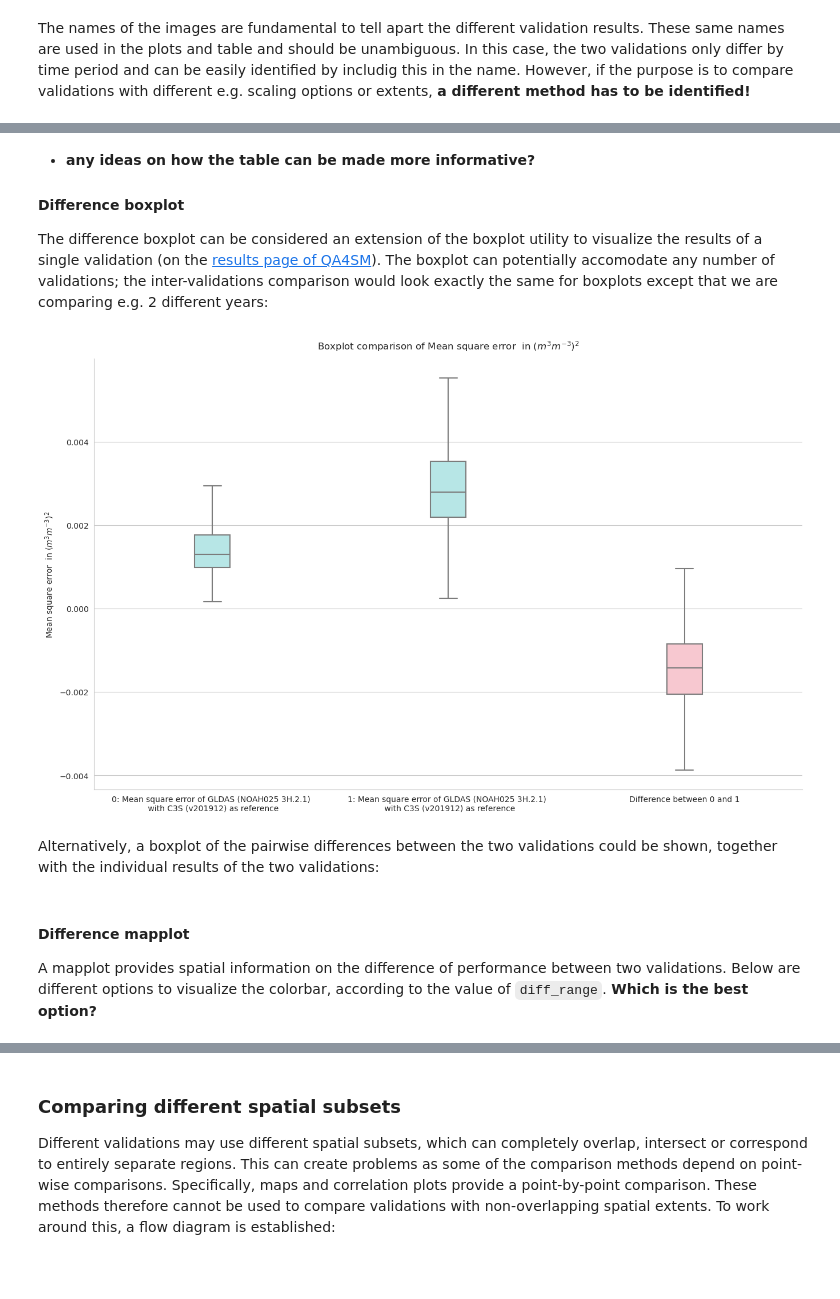
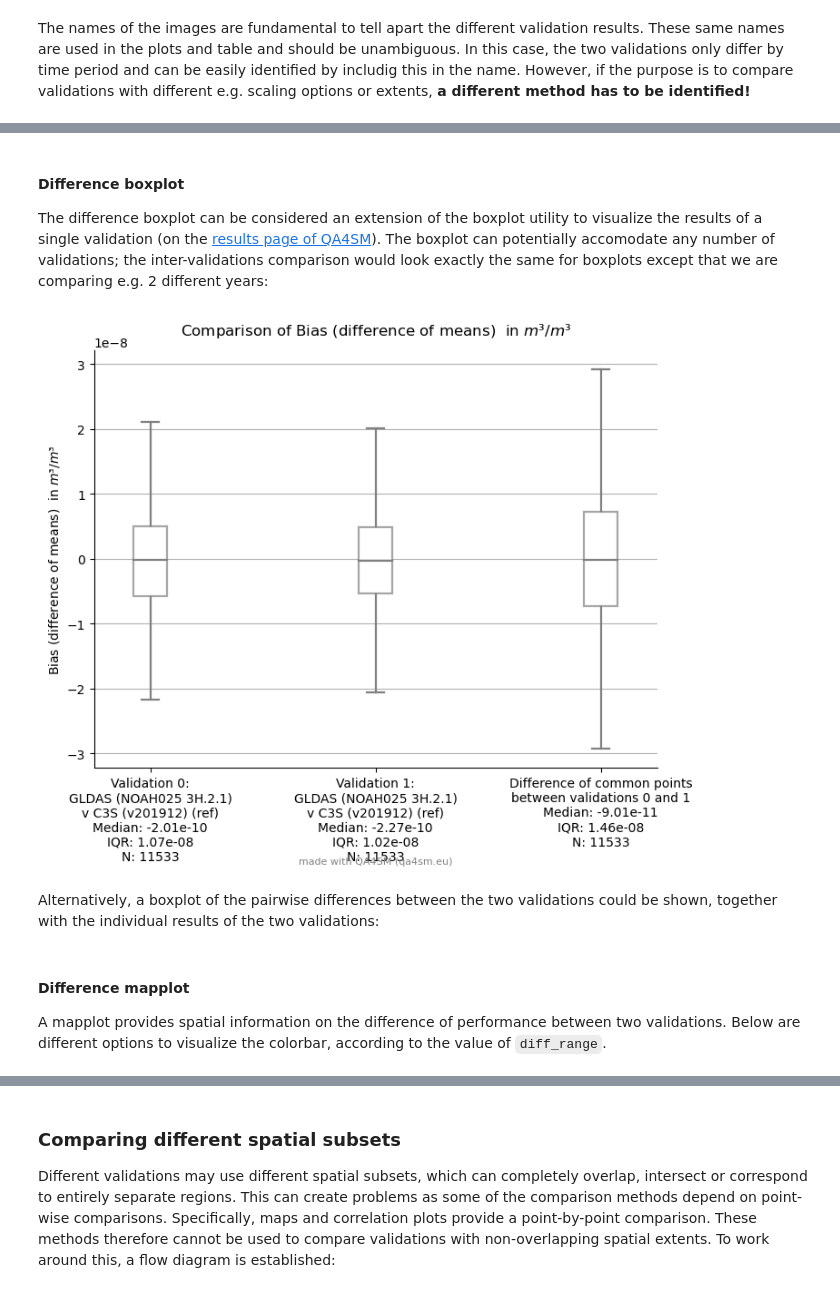
Before and after one commit to nfb2021/qa4sm-reader, a Jupyter notebook: docs/examples/Validation_comparison.ipynb, the cells around one changed output, grey strips where cells are left out. Saved outputs shown, nothing was run; the diff lists cells and outputs as text; code cells hidden in the pictures.

Commit message:
Updated example doc and improved images layout

```diff
--- a/docs/examples/Validation_comparison.ipynb
+++ b/docs/examples/Validation_comparison.ipynb
@@ -64,19 +99,17 @@ comp.diff_table()
 # %% [markdown]
-* **any ideas on how the table can be made more informative?**
-
 #### Difference boxplot
 
 The difference boxplot can be considered an extension of the boxplot utility to visualize the results of a single validation (on the [results page of QA4SM](https://qa4sm.eu/myruns/)). The boxplot can potentially accomodate any number of validations; the inter-validations comparison would look exactly the same for boxplots except that we are comparing e.g. 2 different years:
 # %%
-comp.diff_boxplot('mse')
+comp.diff_boxplot('BIAS')
 # %% [output]
-[figure, old version]
+[figure, new version]
 # %% [markdown]
 Alternatively, a boxplot of the pairwise differences between the two validations could be shown, together with the individual results of the two validations:
 # %% [markdown]
 #### Difference mapplot
 
-A mapplot provides spatial information on the difference of performance between two validations. Below are different options to visualize the colorbar, according to the value of `diff_range`. **Which is the best option?**
+A mapplot provides spatial information on the difference of performance between two validations. Below are different options to visualize the colorbar, according to the value of `diff_range`.
 # %%
 # metric needs to be specified. 'adjusted' has the colorbar in the same range of the difference values
 comp.diff_mapplot('R', diff_range='adjusted')
```
Also changed, not shown: parts of 27 cells of this notebook, 5 other files.
